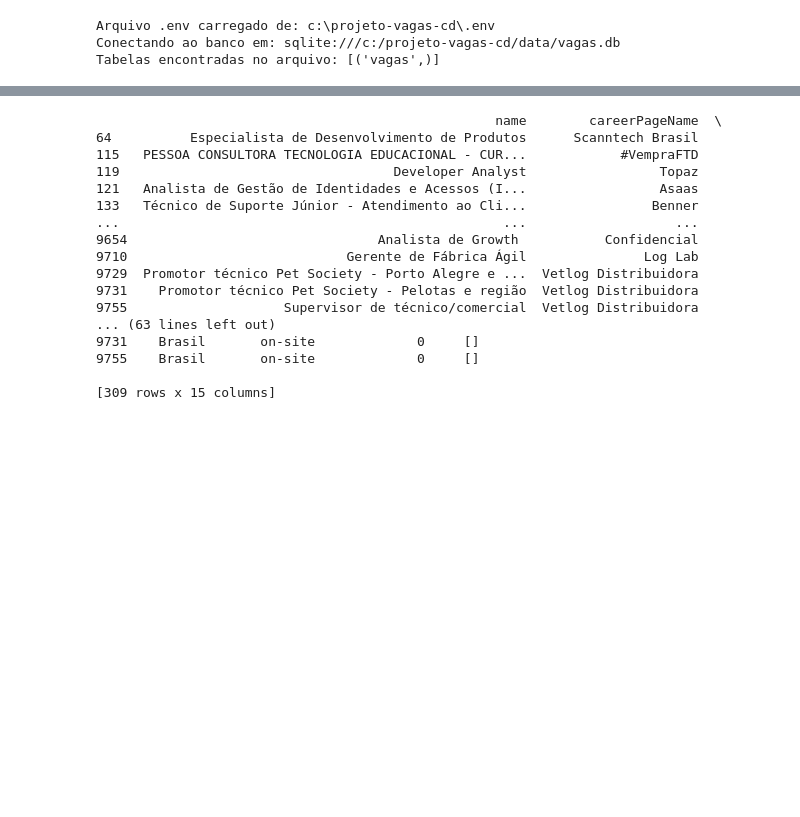
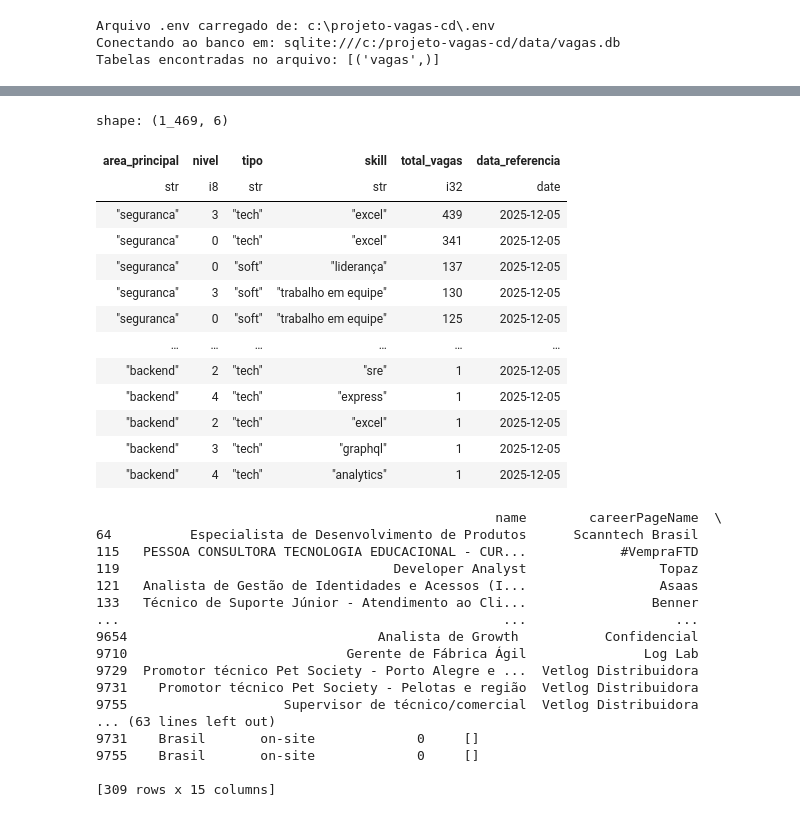
Before and after one commit to dargmiguel/projeto-vagas-cd, a Jupyter notebook: notebooks/gupy_transformation.ipynb, the cells around one changed output, grey strips where cells are left out. Cells and saved outputs as stored; diff of their text form; code cells hidden in the pictures; blank space fills up the shorter version.

Commit message:
feat: gold inicial; dag com prefect

```diff
--- a/notebooks/gupy_transformation.ipynb
+++ b/notebooks/gupy_transformation.ipynb
@@ -80,3 +70,22 @@ df.head()
+# %%
+import polars as pl
+df = pl.read_delta("../data/gold_delta/agg_skills_monitor/")
+df
+# %% [output]
+shape: (1_469, 6)
+| area_principal | nivel | tipo | skill | total_vagas | data_referencia |
+| str | i8 | str | str | i32 | date |
+| "seguranca" | 3 | "tech" | "excel" | 439 | 2025-12-05 |
+| "seguranca" | 0 | "tech" | "excel" | 341 | 2025-12-05 |
+| "seguranca" | 0 | "soft" | "liderança" | 137 | 2025-12-05 |
+| "seguranca" | 3 | "soft" | "trabalho em equipe" | 130 | 2025-12-05 |
+| "seguranca" | 0 | "soft" | "trabalho em equipe" | 125 | 2025-12-05 |
+| … | … | … | … | … | … |
+| "backend" | 2 | "tech" | "sre" | 1 | 2025-12-05 |
+| "backend" | 4 | "tech" | "express" | 1 | 2025-12-05 |
+| "backend" | 2 | "tech" | "excel" | 1 | 2025-12-05 |
+| "backend" | 3 | "tech" | "graphql" | 1 | 2025-12-05 |
+| "backend" | 4 | "tech" | "analytics" | 1 | 2025-12-05 |
 # %%
 df.drop(columns=['careerPageUrl','careerPageLogo', ], inplace=True)
 # %%
```
Also changed, not shown: parts of 4 cells of this notebook, 19 other files.
